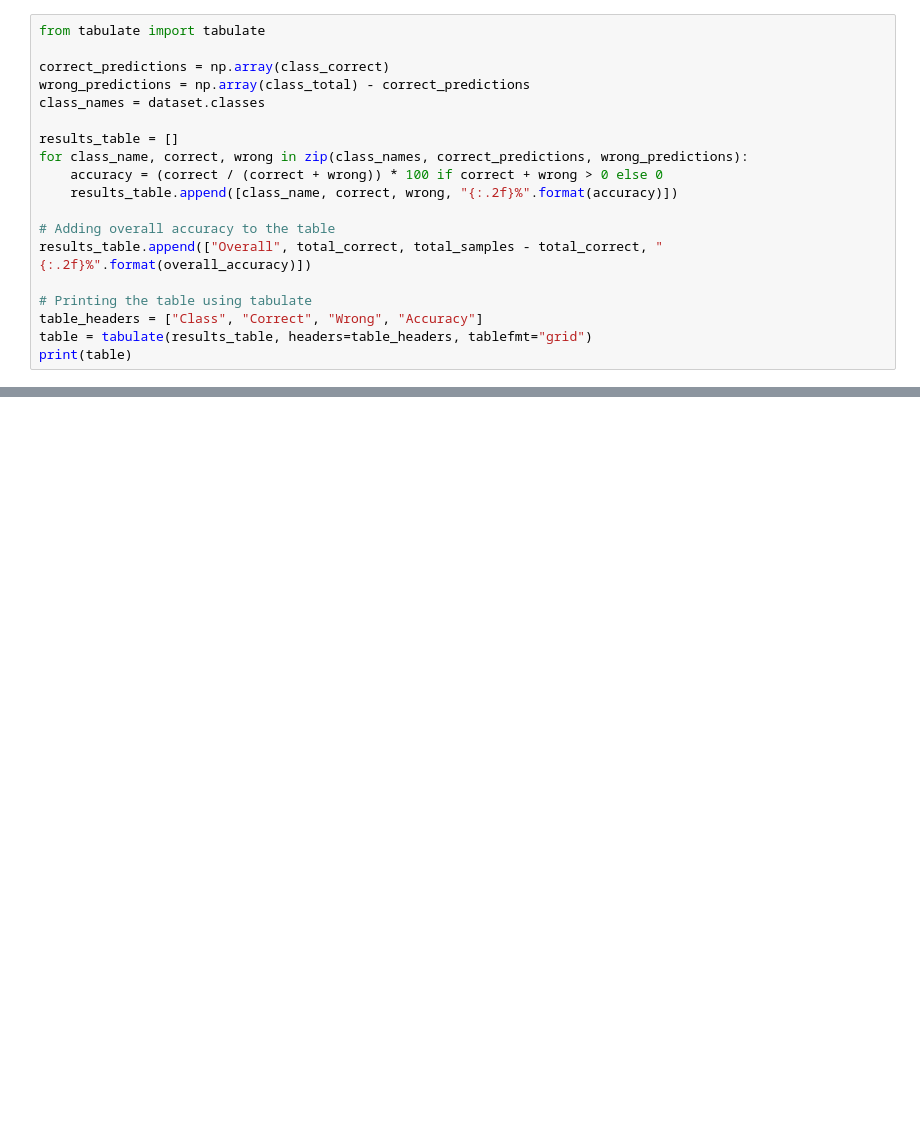
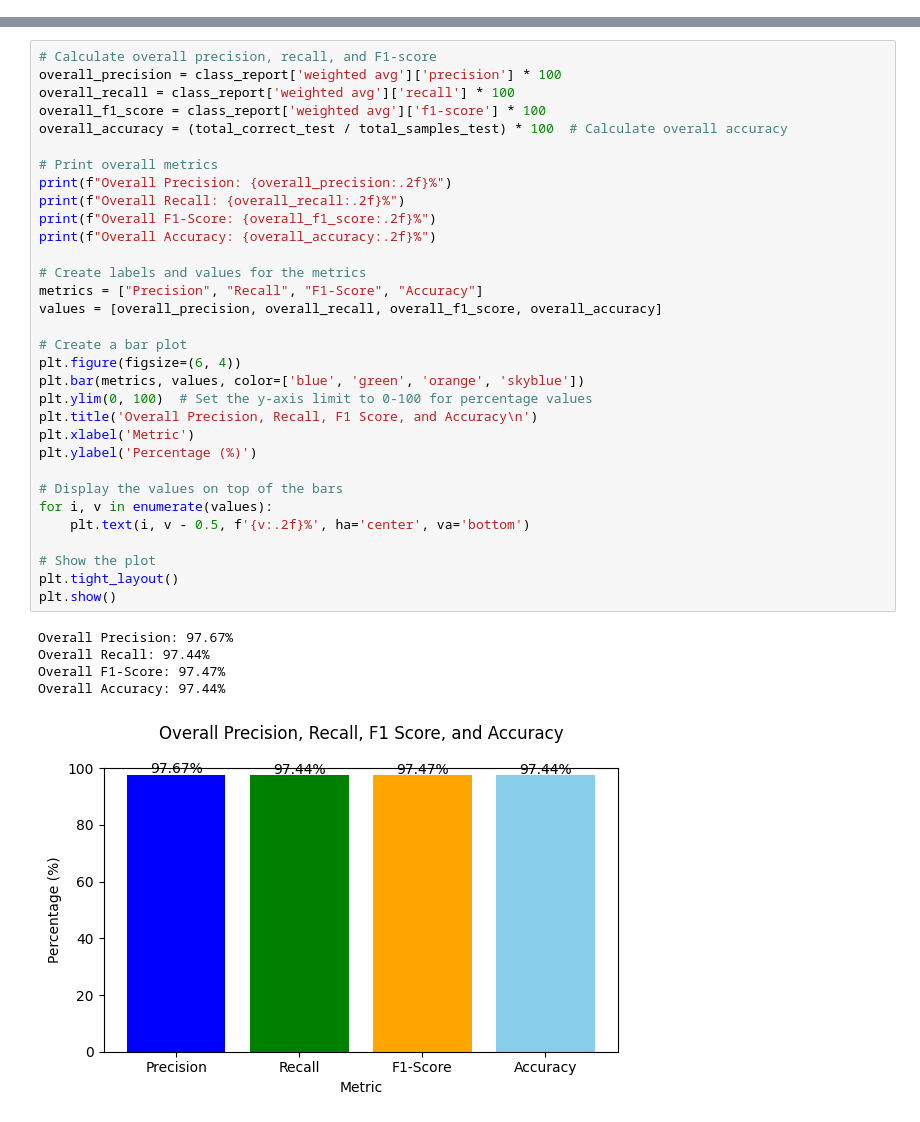
Before and after one commit to elavens/RicePlantDiseasesClassification, a Jupyter notebook: rpdc6.ipynb, the cells around one changed output, grey strips where cells are left out. Drawn from its saved outputs; the diff is of its cells as text; blank space fills up the shorter version.

```diff
--- a/rpdc6.ipynb
+++ b/rpdc6.ipynb
@@ -284,19 +293,0 @@ Requirement already satisfied: tabulate in /usr/local/lib/python3.10/dist-packag
-# %%
-from tabulate import tabulate
-
-correct_predictions = np.array(class_correct)
-wrong_predictions = np.array(class_total) - correct_predictions
-class_names = dataset.classes
-
-results_table = []
-for class_name, correct, wrong in zip(class_names, correct_predictions, wrong_predictions):
-    accuracy = (correct / (correct + wrong)) * 100 if correct + wrong > 0 else 0
-    results_table.append([class_name, correct, wrong, "{:.2f}%".format(accuracy)])
-
-# Adding overall accuracy to the table
-results_table.append(["Overall", total_correct, total_samples - total_correct, "{:.2f}%".format(overall_accuracy)])
-
-# Printing the table using tabulate
-table_headers = ["Class", "Correct", "Wrong", "Accuracy"]
-table = tabulate(results_table, headers=table_headers, tablefmt="grid")
-print(table)
@@ -438,0 +455,38 @@ plt.show()
+# %%
+# Calculate overall precision, recall, and F1-score
+overall_precision = class_report['weighted avg']['precision'] * 100
+overall_recall = class_report['weighted avg']['recall'] * 100
+overall_f1_score = class_report['weighted avg']['f1-score'] * 100
+overall_accuracy = (total_correct_test / total_samples_test) * 100  # Calculate overall accuracy
+
+# Print overall metrics
+print(f"Overall Precision: {overall_precision:.2f}%")
+print(f"Overall Recall: {overall_recall:.2f}%")
+print(f"Overall F1-Score: {overall_f1_score:.2f}%")
+print(f"Overall Accuracy: {overall_accuracy:.2f}%")
+
+# Create labels and values for the metrics
+metrics = ["Precision", "Recall", "F1-Score", "Accuracy"]
+values = [overall_precision, overall_recall, overall_f1_score, overall_accuracy]
+
+# Create a bar plot
+plt.figure(figsize=(6, 4))
+plt.bar(metrics, values, color=['blue', 'green', 'orange', 'skyblue'])
+plt.ylim(0, 100)  # Set the y-axis limit to 0-100 for percentage values
+plt.title('Overall Precision, Recall, F1 Score, and Accuracy\n')
+plt.xlabel('Metric')
+plt.ylabel('Percentage (%)')
+
+# Display the values on top of the bars
+for i, v in enumerate(values):
+    plt.text(i, v - 0.5, f'{v:.2f}%', ha='center', va='bottom')
+
+# Show the plot
+plt.tight_layout()
+plt.show()
+# %% [output]
+Overall Precision: 97.67%
+Overall Recall: 97.44%
+Overall F1-Score: 97.47%
+Overall Accuracy: 97.44%
+[figure, added]
```
Also changed, not shown: parts of 30 cells of this notebook.
